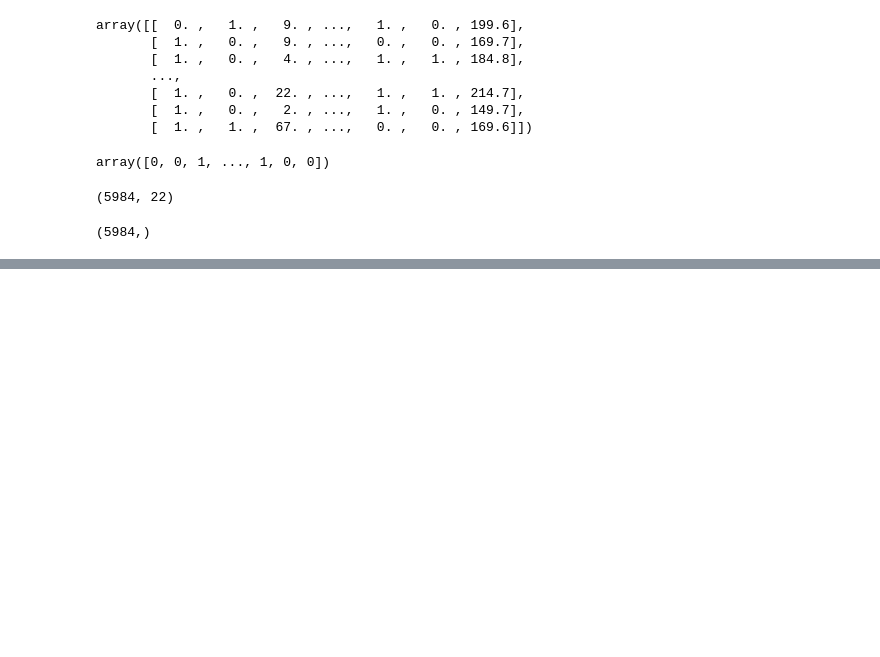
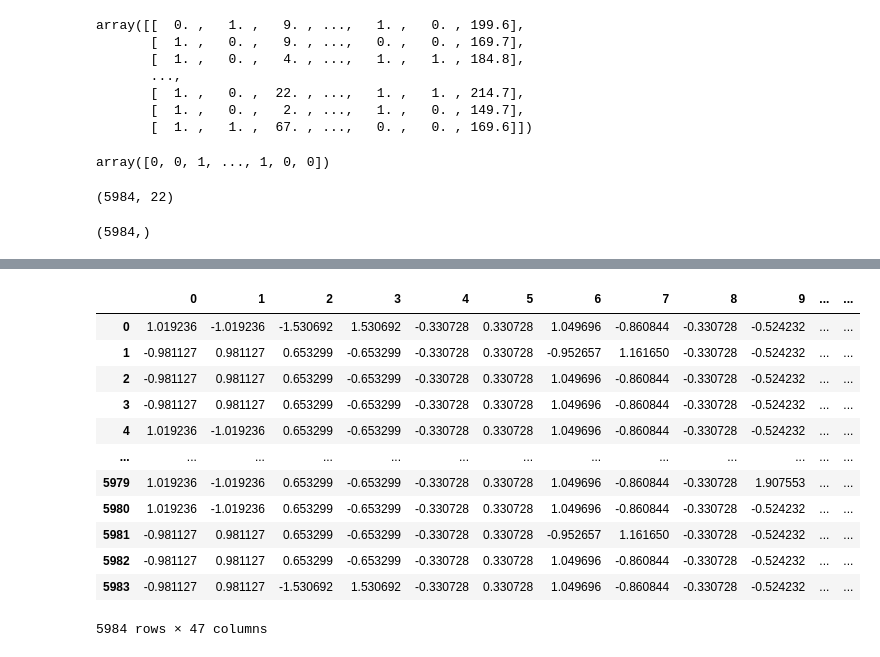
Before and after one commit to mauricionoronha/MLChurn, a Jupyter notebook: Classificação_CHURN.ipynb, the cells around one changed output, grey strips where cells are left out. Drawn from its saved outputs; the diff is of its cells as text; code cells hidden in the pictures; blank space fills up the shorter version.

```diff
--- a/Classificação_CHURN.ipynb
+++ b/Classificação_CHURN.ipynb
@@ -327,0 +346,2 @@ alvo.shape
+# %%
+previsores2 = ColumnTransformer(transformers=[('OneHot',OneHotEncoder(),[0,1,3,5,6,8,10,12,13,14,16,18,19,20])],remainder="passthrough").fit_transform(previsores)
@@ -327,0 +382,3 @@ alvo.shape
+# %%
+# Criando uma nova variavel para receber a conversão
+previsores_esc = StandardScaler().fit_transform(previsores2)
@@ -327,0 +401,19 @@ alvo.shape
+# %%
+# Criando um dataframe para receber os dados escalonados
+previsoresdf = pd.DataFrame(previsores_esc)
+# %%
+previsoresdf
+# %% [output]
+|  | 0 | 1 | 2 | 3 | 4 | 5 | 6 | 7 | 8 | 9 | ... | ... |
+| 0 | 1.019236 | -1.019236 | -1.530692 | 1.530692 | -0.330728 | 0.330728 | 1.049696 | -0.860844 | -0.330728 | -0.524232 | ... | ... |
+| 1 | -0.981127 | 0.981127 | 0.653299 | -0.653299 | -0.330728 | 0.330728 | -0.952657 | 1.161650 | -0.330728 | -0.524232 | ... | ... |
+| 2 | -0.981127 | 0.981127 | 0.653299 | -0.653299 | -0.330728 | 0.330728 | 1.049696 | -0.860844 | -0.330728 | -0.524232 | ... | ... |
+| 3 | -0.981127 | 0.981127 | 0.653299 | -0.653299 | -0.330728 | 0.330728 | 1.049696 | -0.860844 | -0.330728 | -0.524232 | ... | ... |
+| 4 | 1.019236 | -1.019236 | 0.653299 | -0.653299 | -0.330728 | 0.330728 | 1.049696 | -0.860844 | -0.330728 | -0.524232 | ... | ... |
+| ... | ... | ... | ... | ... | ... | ... | ... | ... | ... | ... | ... | ... |
+| 5979 | 1.019236 | -1.019236 | 0.653299 | -0.653299 | -0.330728 | 0.330728 | 1.049696 | -0.860844 | -0.330728 | 1.907553 | ... | ... |
+| 5980 | 1.019236 | -1.019236 | 0.653299 | -0.653299 | -0.330728 | 0.330728 | 1.049696 | -0.860844 | -0.330728 | -0.524232 | ... | ... |
+| 5981 | -0.981127 | 0.981127 | 0.653299 | -0.653299 | -0.330728 | 0.330728 | -0.952657 | 1.161650 | -0.330728 | -0.524232 | ... | ... |
+| 5982 | -0.981127 | 0.981127 | 0.653299 | -0.653299 | -0.330728 | 0.330728 | 1.049696 | -0.860844 | -0.330728 | -0.524232 | ... | ... |
+| 5983 | -0.981127 | 0.981127 | -1.530692 | 1.530692 | -0.330728 | 0.330728 | 1.049696 | -0.860844 | -0.330728 | -0.524232 | ... | ... |
+5984 rows × 47 columns
```
Also changed, not shown: parts of 43 cells of this notebook.
